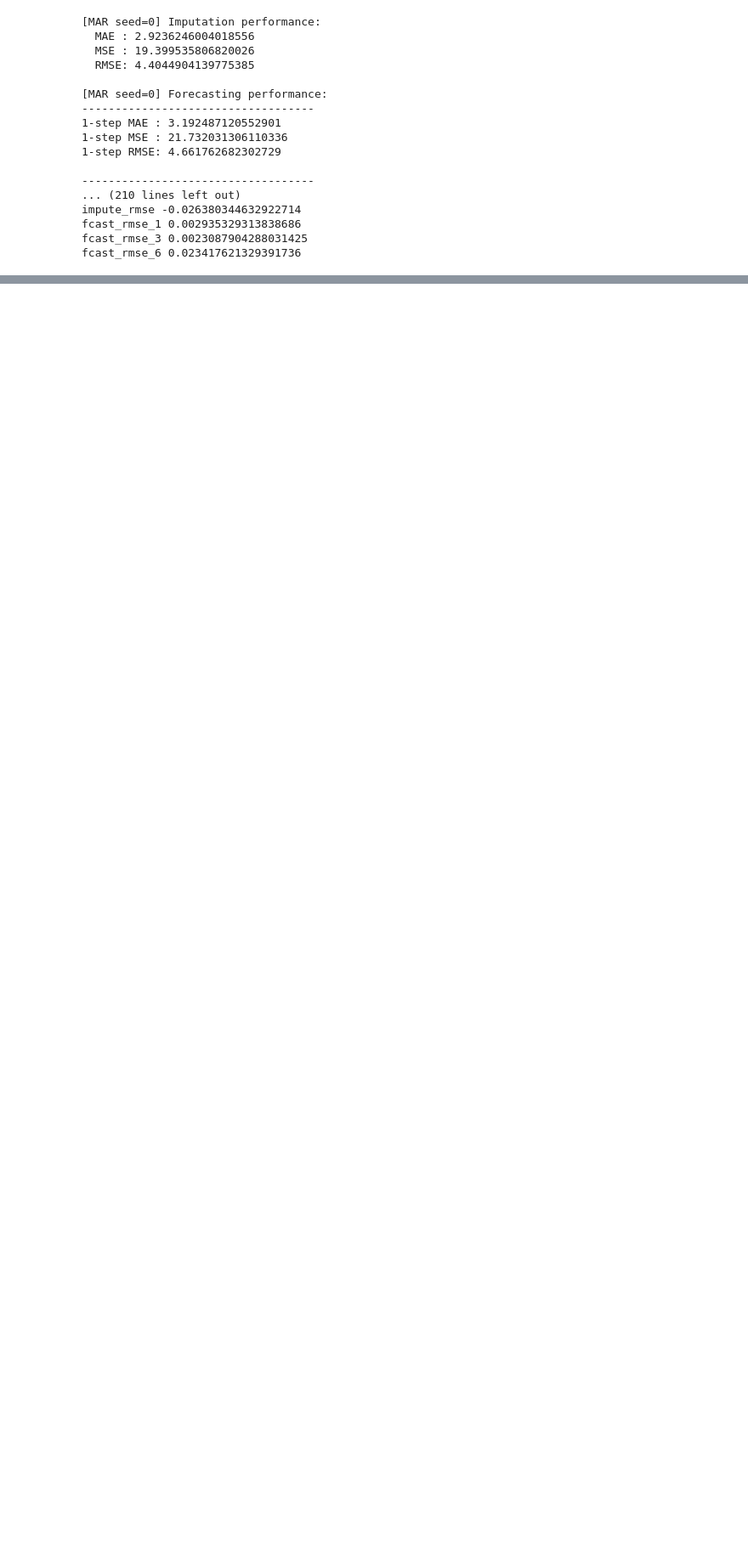
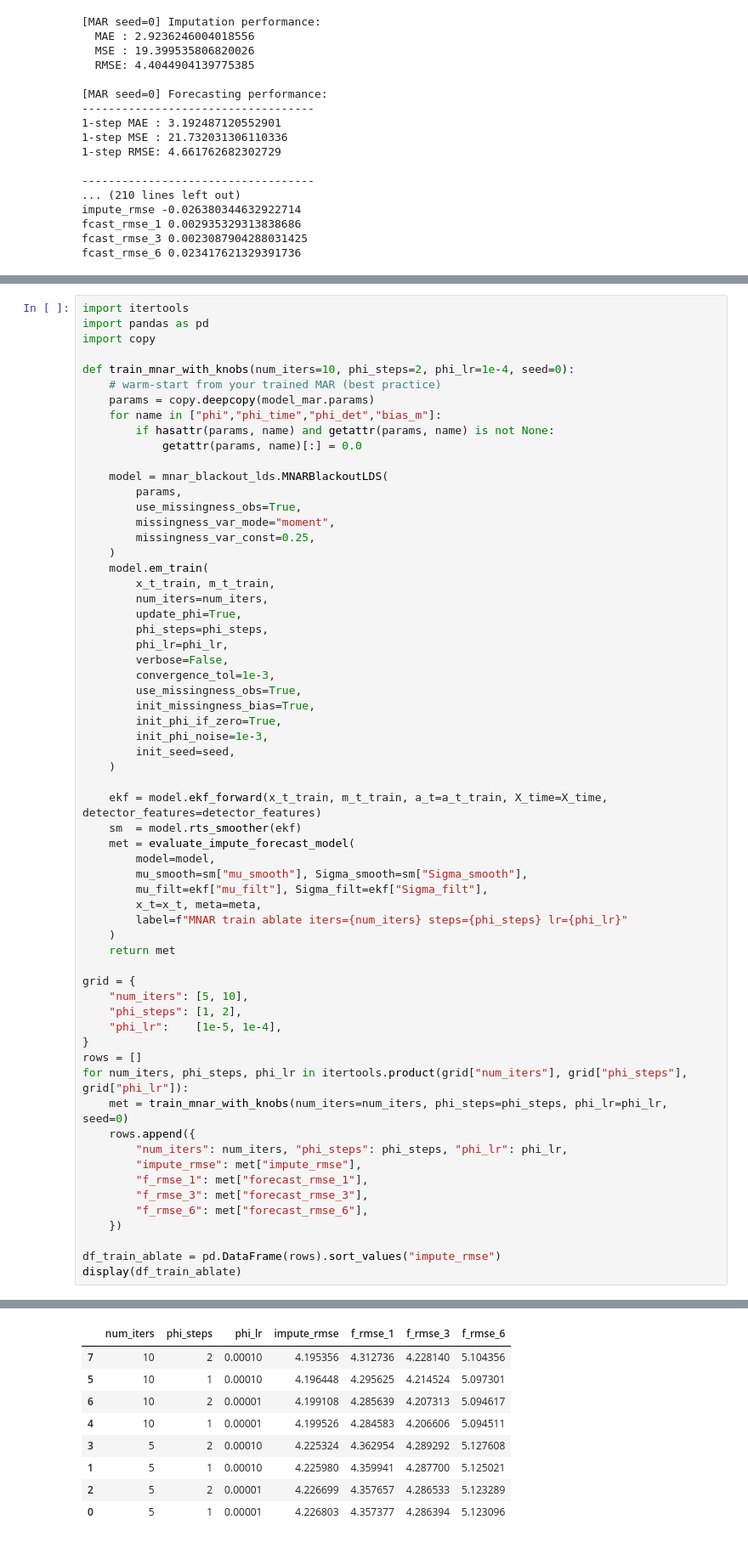
Before and after one commit to armansunesh/ABC, a Jupyter notebook: main(2) (3) (1) (1) (9) (1).ipynb, the cells around one changed output, grey strips where cells are left out. Shown at 85% size. Drawn from its saved outputs; the diff is of its cells as text; blank space fills up the shorter version.

```diff
--- a/main(2) (3) (1) (1) (9) (1).ipynb
+++ b/main(2) (3) (1) (1) (9) (1).ipynb
@@ -2459,0 +3344,63 @@ fcast_rmse_6 0.023417621329391736
+# %%
+import itertools
+import pandas as pd
+import copy
+
+def train_mnar_with_knobs(num_iters=10, phi_steps=2, phi_lr=1e-4, seed=0):
+    # warm-start from your trained MAR (best practice)
+    params = copy.deepcopy(model_mar.params)
+    for name in ["phi","phi_time","phi_det","bias_m"]:
+        if hasattr(params, name) and getattr(params, name) is not None:
+            getattr(params, name)[:] = 0.0
+
+    model = mnar_blackout_lds.MNARBlackoutLDS(
+        params,
+        use_missingness_obs=True,
+        missingness_var_mode="moment",
+        missingness_var_const=0.25,
+    )
+    model.em_train(
+        x_t_train, m_t_train,
+        num_iters=num_iters,
+        update_phi=True,
+        phi_steps=phi_steps,
+        phi_lr=phi_lr,
+        verbose=False,
+        convergence_tol=1e-3,
+        use_missingness_obs=True,
+        init_missingness_bias=True,
+        init_phi_if_zero=True,
+        init_phi_noise=1e-3,
+        init_seed=seed,
+    )
+
+    ekf = model.ekf_forward(x_t_train, m_t_train, a_t=a_t_train, X_time=X_time, detector_features=detector_features)
+    sm  = model.rts_smoother(ekf)
+    met = evaluate_impute_forecast_model(
+        model=model,
+        mu_smooth=sm["mu_smooth"], Sigma_smooth=sm["Sigma_smooth"],
+        mu_filt=ekf["mu_filt"], Sigma_filt=ekf["Sigma_filt"],
+        x_t=x_t, meta=meta,
+        label=f"MNAR train ablate iters={num_iters} steps={phi_steps} lr={phi_lr}"
+    )
+    return met
+
+grid = {
+    "num_iters": [5, 10],
+    "phi_steps": [1, 2],
+    "phi_lr":    [1e-5, 1e-4],
+}
+rows = []
+for num_iters, phi_steps, phi_lr in itertools.product(grid["num_iters"], grid["phi_steps"], grid["phi_lr"]):
+    met = train_mnar_with_knobs(num_iters=num_iters, phi_steps=phi_steps, phi_lr=phi_lr, seed=0)
+    rows.append({
+        "num_iters": num_iters, "phi_steps": phi_steps, "phi_lr": phi_lr,
+        "impute_rmse": met["impute_rmse"],
+        "f_rmse_1": met["forecast_rmse_1"],
+        "f_rmse_3": met["forecast_rmse_3"],
+        "f_rmse_6": met["forecast_rmse_6"],
+    })
+
+df_train_ablate = pd.DataFrame(rows).sort_values("impute_rmse")
+display(df_train_ablate)
+# %% [output]
@@ -2459,0 +3424,9 @@ fcast_rmse_6 0.023417621329391736
+|  | num_iters | phi_steps | phi_lr | impute_rmse | f_rmse_1 | f_rmse_3 | f_rmse_6 |
+| 7 | 10 | 2 | 0.00010 | 4.195356 | 4.312736 | 4.228140 | 5.104356 |
+| 5 | 10 | 1 | 0.00010 | 4.196448 | 4.295625 | 4.214524 | 5.097301 |
+| 6 | 10 | 2 | 0.00001 | 4.199108 | 4.285639 | 4.207313 | 5.094617 |
+| 4 | 10 | 1 | 0.00001 | 4.199526 | 4.284583 | 4.206606 | 5.094511 |
+| 3 | 5 | 2 | 0.00010 | 4.225324 | 4.362954 | 4.289292 | 5.127608 |
+| 1 | 5 | 1 | 0.00010 | 4.225980 | 4.359941 | 4.287700 | 5.125021 |
+| 2 | 5 | 2 | 0.00001 | 4.226699 | 4.357657 | 4.286533 | 5.123289 |
+| 0 | 5 | 1 | 0.00001 | 4.226803 | 4.357377 | 4.286394 | 5.123096 |
```
Also changed, not shown: parts of 19 cells of this notebook.
